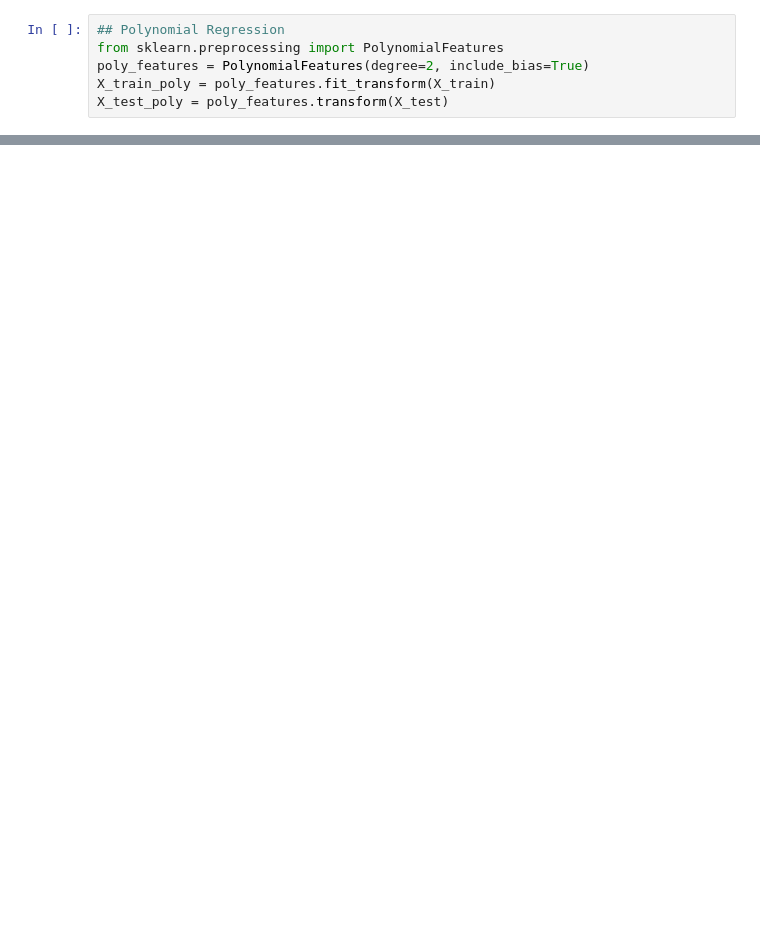
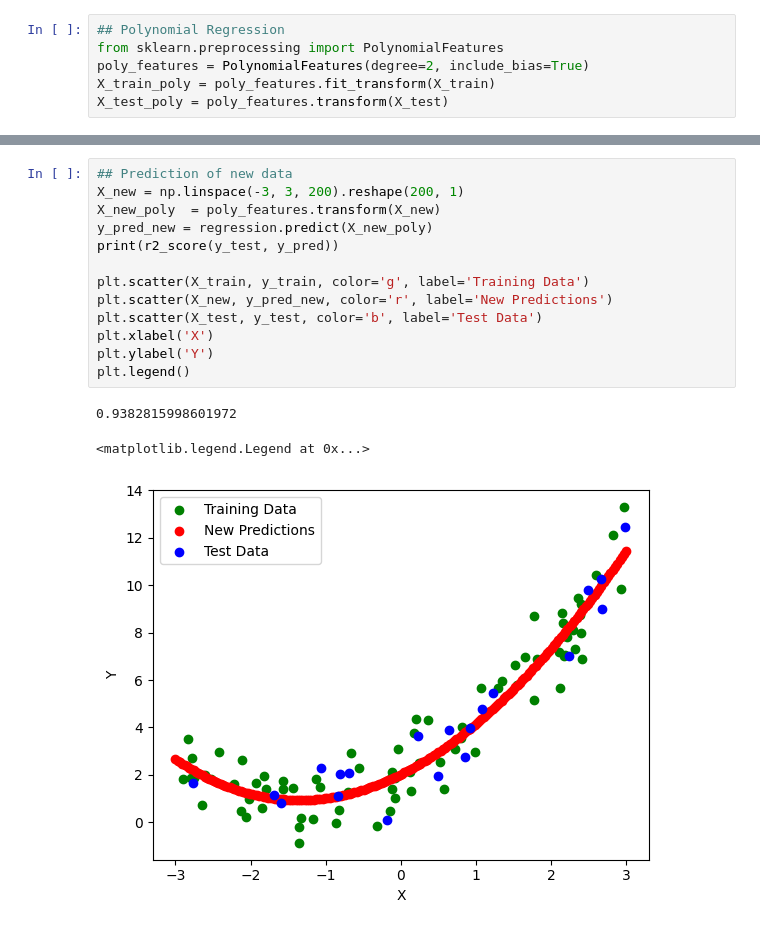
Before and after one commit to Murtuzasaifee/python_ml_nlp_practice, a Jupyter notebook: src/10-Machine Learning/polynomial_regression.ipynb, the cells around one changed output, grey strips where cells are left out. Saved outputs shown, nothing was run; the diff lists cells and outputs as text; blank space fills up the shorter version.

```diff
--- a/src/10-Machine Learning/polynomial_regression.ipynb
+++ b/src/10-Machine Learning/polynomial_regression.ipynb
@@ -89,0 +90,17 @@ Text(0, 0.5, 'Y dataset')
+# %%
+## Prediction of new data
+X_new = np.linspace(-3, 3, 200).reshape(200, 1)
+X_new_poly  = poly_features.transform(X_new)
+y_pred_new = regression.predict(X_new_poly)
+print(r2_score(y_test, y_pred))
+
+plt.scatter(X_train, y_train, color='g', label='Training Data')
+plt.scatter(X_new, y_pred_new, color='r', label='New Predictions')
+plt.scatter(X_test, y_test, color='b', label='Test Data')
+plt.xlabel('X')
+plt.ylabel('Y')
+plt.legend()
+# %% [output]
+0.9382815998601972
+<matplotlib.legend.Legend at 0x...>
+[figure, added]
```
Also changed, not shown: parts of 12 cells of this notebook, 4 other files.
